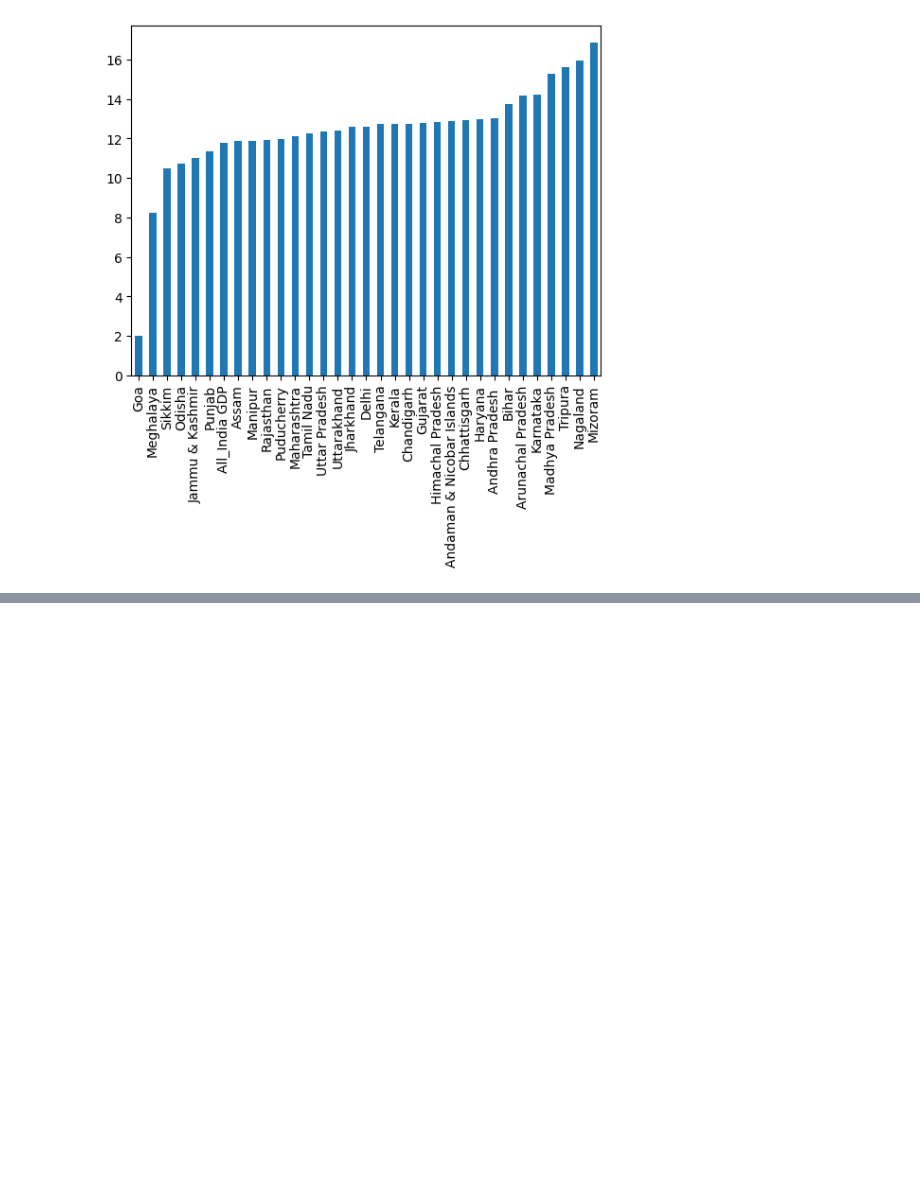
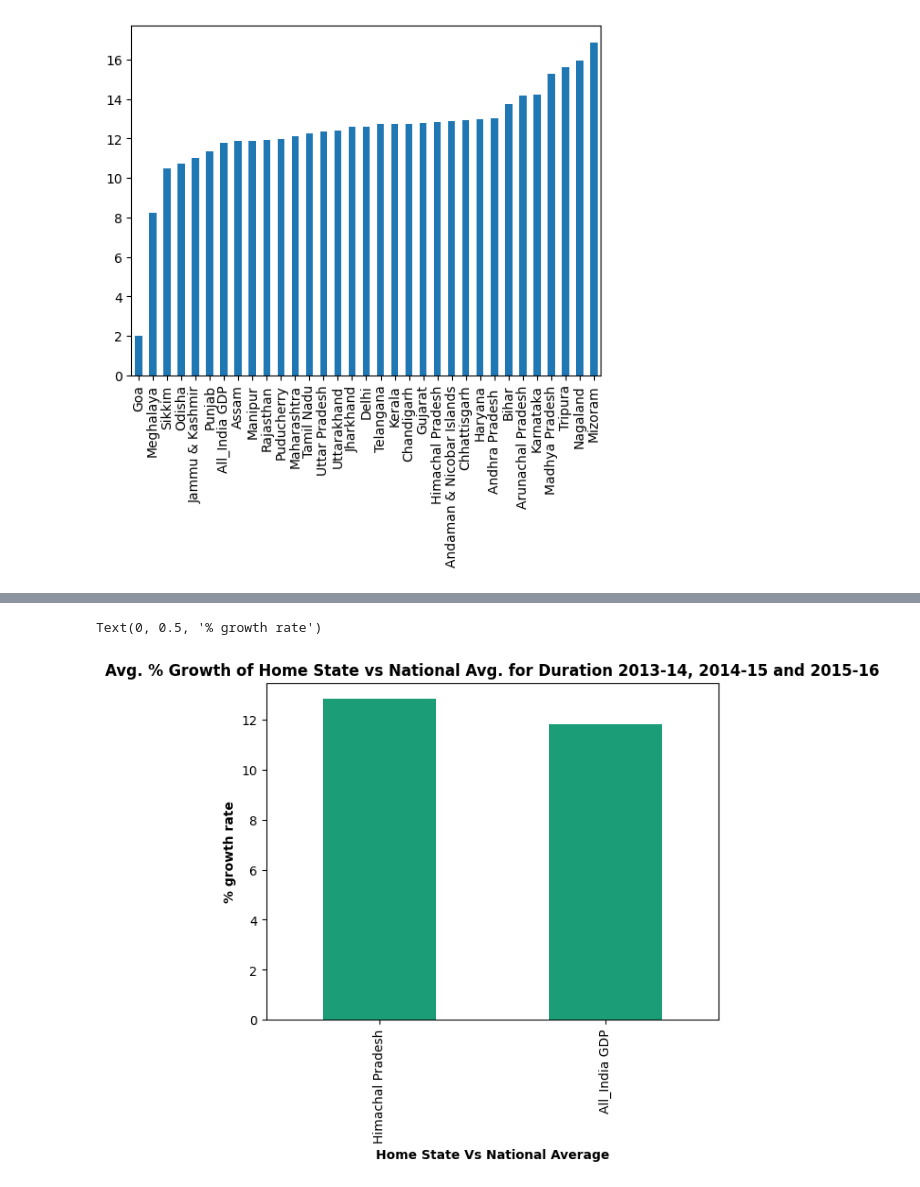
Before and after one commit to shashankkestwal/IndianEconomyAnalysis, a Jupyter notebook: DAV_Project.ipynb, the cells around one changed output, grey strips where cells are left out. Saved outputs shown, nothing was run; the diff lists cells and outputs as text; code cells hidden in the pictures; blank space fills up the shorter version.

```diff
--- a/DAV_Project.ipynb
+++ b/DAV_Project.ipynb
@@ -164,0 +210,12 @@ sgdp.iloc[6:,2:35].mean().round(2).sort_values().plot.bar(stacked = True)
+# %%
+#comparison for uttarakhand
+
+home_state = mean[['Himachal Pradesh', 'All_India GDP']]
+comapred_states = home_state.sum()/ home_state.count()
+comapred_states.plot(kind='bar',stacked=True, colormap = 'Dark2')
+plt.title("Avg. % Growth of Home State vs National Avg. for Duration 2013-14, 2014-15 and 2015-16", fontweight = 'bold')
+plt.xlabel("Home State Vs National Average", fontweight = 'bold')
+plt.ylabel("% growth rate", fontweight = 'bold')
+# %% [output]
+Text(0, 0.5, '% growth rate')
+[figure, added]
```
Also changed, not shown: parts of 16 cells of this notebook.
